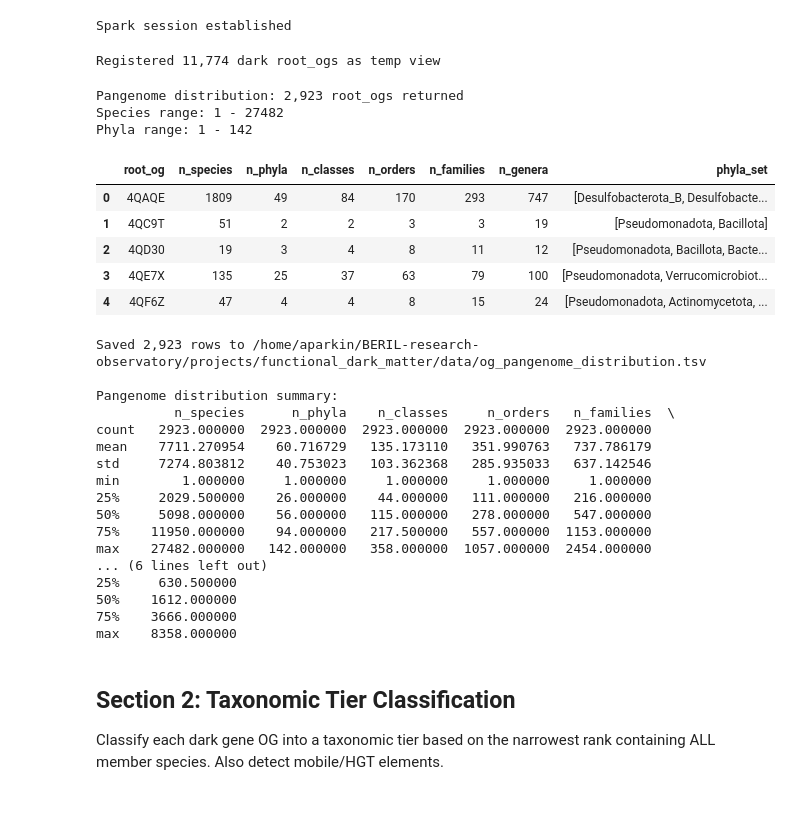
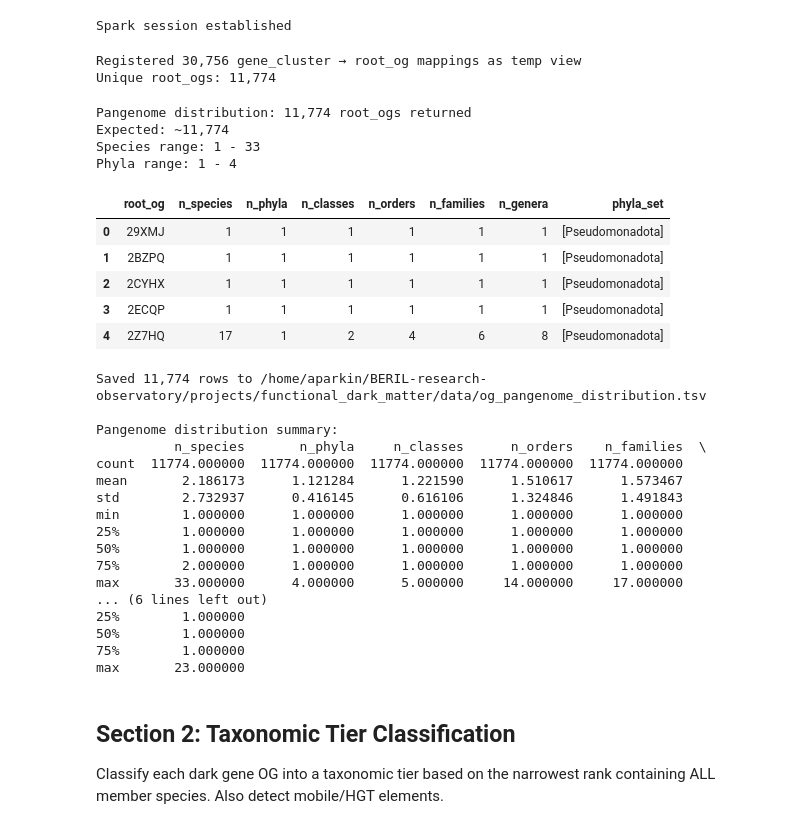
Before and after one commit to kbaseincubator/BERIL-research-observatory, a Jupyter notebook: projects/functional_dark_matter/notebooks/11_conservation_classes.ipynb, the cells around one changed output. Drawn from its saved outputs; the diff is of its cells as text; code cells hidden in the pictures.

```diff
--- a/projects/functional_dark_matter/notebooks/11_conservation_classes.ipynb
+++ b/projects/functional_dark_matter/notebooks/11_conservation_classes.ipynb
@@ -111,63 +111,70 @@ print("Spark session established")
 # %% [output]
 Spark session established
 # %%
-# Register dark root_ogs as a temp view for filtering
-dark_ogs_df = spark.createDataFrame(
-    [(og,) for og in dark_root_ogs],
-    ["root_og"]
-)
-dark_ogs_df.createOrReplaceTempView("dark_root_ogs")
-print(f"Registered {len(dark_root_ogs):,} dark root_ogs as temp view")
+# Register dark gene_cluster_id → root_og mapping as temp view
+# This avoids the eggNOG_OGs parsing issue: the OGs field is ordered
+# narrowest-first, so split(',')[0] gets the narrowest OG, not the root.
+# Instead, we use our existing mapping from phylogenetic_breadth.tsv.
+
+gc_root_map = phylo[phylo["gene_cluster_id"].isin(dark["gene_cluster_id"])][["gene_cluster_id", "root_og"]].drop_duplicates()
+gc_root_spark = spark.createDataFrame(gc_root_map)
+gc_root_spark.createOrReplaceTempView("dark_gc_root_ogs")
+print(f"Registered {len(gc_root_map):,} gene_cluster → root_og mappings as temp view")
+print(f"Unique root_ogs: {gc_root_map['root_og'].nunique():,}")
 # %% [output]
-Registered 11,774 dark root_ogs as temp view
+Registered 30,756 gene_cluster → root_og mappings as temp view
+Unique root_ogs: 11,774
 # %%
 # Main query: species + taxonomy distribution per root_og
-# Uses eggnog_mapper_annotations joined with gene_cluster and gtdb_species_clade
+# Strategy: join gene_cluster → our root_og mapping → species_clade taxonomy
+# This avoids parsing eggNOG_OGs (which lists narrowest OG first, not root).
+# Instead, gene_cluster_id links pangenome genes to species, and our mapping
+# provides the correct root_og for each dark gene cluster.
 result = spark.sql("""
 WITH annotated AS (
     SELECT
-        split(split(ema.eggNOG_OGs, ',')[0], '@')[0] as root_og,
+        dg.root_og,
         gc.gtdb_species_clade_id,
         split(split(gsc.GTDB_taxonomy, ';')[1], '__')[1] as phylum,
         split(split(gsc.GTDB_taxonomy, ';')[2], '__')[1] as class,
         split(split(gsc.GTDB_taxonomy, ';')[3], '__')[1] as ord,
         split(split(gsc.GTDB_taxonomy, ';')[4], '__')[1] as family,
         split(split(gsc.GTDB_taxonomy, ';')[5], '__')[1] as genus
-    FROM kbase_ke_pangenome.eggnog_mapper_annotations ema
+    FROM dark_gc_root_ogs dg
     JOIN kbase_ke_pangenome.gene_cluster gc
-        ON gc.gene_cluster_id = ema.query_name
+        ON gc.gene_cluster_id = dg.gene_cluster_id
     JOIN kbase_ke_pangenome.gtdb_species_clade gsc
         ON gsc.gtdb_species_clade_id = gc.gtdb_species_clade_id
-    WHERE ema.eggNOG_OGs IS NOT NULL
 )
 SELECT
     root_og,
     COUNT(DISTINCT gtdb_species_clade_id) as n_species,
     COUNT(DISTINCT phylum) as n_phyla,
     COUNT(DISTINCT class) as n_classes,
     COUNT(DISTINCT ord) as n_orders,
     COUNT(DISTINCT family) as n_families,
     COUNT(DISTINCT genus) as n_genera,
     COLLECT_SET(phylum) as phyla_set
 FROM annotated
-WHERE root_og IN (SELECT root_og FROM dark_root_ogs)
 GROUP BY root_og
 """).toPandas()
 
 print(f"Pangenome distribution: {len(result):,} root_ogs returned")
+print(f"Expected: ~{gc_root_map['root_og'].nunique():,}")
 print(f"Species range: {result['n_species'].min()} - {result['n_species'].max()}")
 print(f"Phyla range: {result['n_phyla'].min()} - {result['n_phyla'].max()}")
 result.head()
 # %% [output]
-Pangenome distribution: 2,923 root_ogs returned
-Species range: 1 - 27482
-Phyla range: 1 - 142
+Pangenome distribution: 11,774 root_ogs returned
+Expected: ~11,774
+Species range: 1 - 33
+Phyla range: 1 - 4
 |  | root_og | n_species | n_phyla | n_classes | n_orders | n_families | n_genera | phyla_set |
-| 0 | 4QAQE | 1809 | 49 | 84 | 170 | 293 | 747 | [Desulfobacterota_B, Desulfobacte... |
-| 1 | 4QC9T | 51 | 2 | 2 | 3 | 3 | 19 | [Pseudomonadota, Bacillota] |
-| 2 | 4QD30 | 19 | 3 | 4 | 8 | 11 | 12 | [Pseudomonadota, Bacillota, Bacte... |
-| 3 | 4QE7X | 135 | 25 | 37 | 63 | 79 | 100 | [Pseudomonadota, Verrucomicrobiot... |
-| 4 | 4QF6Z | 47 | 4 | 4 | 8 | 15 | 24 | [Pseudomonadota, Actinomycetota, ... |
+| 0 | 29XMJ | 1 | 1 | 1 | 1 | 1 | 1 | [Pseudomonadota] |
+| 1 | 2BZPQ | 1 | 1 | 1 | 1 | 1 | 1 | [Pseudomonadota] |
+| 2 | 2CYHX | 1 | 1 | 1 | 1 | 1 | 1 | [Pseudomonadota] |
+| 3 | 2ECQP | 1 | 1 | 1 | 1 | 1 | 1 | [Pseudomonadota] |
+| 4 | 2Z7HQ | 17 | 1 | 2 | 4 | 6 | 8 | [Pseudomonadota] |
 # %%
 # Convert phyla_set from array to semicolon-delimited string
 result["phyla_set"] = result["phyla_set"].apply(lambda x: ";".join(sorted(x)) if isinstance(x, list) else str(x))
@@ -181,23 +188,23 @@ print(f"Saved {len(result):,} rows to {out_path}")
 print(f"\nPangenome distribution summary:")
 print(result[["n_species", "n_phyla", "n_classes", "n_orders", "n_families", "n_genera"]].describe())
 # %% [output]
-Saved 2,923 rows to /home/aparkin/BERIL-research-observatory/projects/functional_dark_matter/data/og_pangenome_distribution.tsv
+Saved 11,774 rows to /home/aparkin/BERIL-research-observatory/projects/functional_dark_matter/data/og_pangenome_distribution.tsv
 
 Pangenome distribution summary:
-          n_species      n_phyla    n_classes     n_orders   n_families  \
-count   2923.000000  2923.000000  2923.000000  2923.000000  2923.000000
-mean    7711.270954    60.716729   135.173110   351.990763   737.786179
-std     7274.803812    40.753023   103.362368   285.935033   637.142546
-min        1.000000     1.000000     1.000000     1.000000     1.000000
-25%     2029.500000    26.000000    44.000000   111.000000   216.000000
-50%     5098.000000    56.000000   115.000000   278.000000   547.000000
-75%    11950.000000    94.000000   217.500000   557.000000  1153.000000
-max    27482.000000   142.000000   358.000000  1057.000000  2454.000000
+          n_species       n_phyla     n_classes      n_orders    n_families  \
+count  11774.000000  11774.000000  11774.000000  11774.000000  11774.000000
+mean       2.186173      1.121284      1.221590      1.510617      1.573467
+std        2.732937      0.416145      0.616106      1.324846      1.491843
+min        1.000000      1.000000      1.000000      1.000000      1.000000
+25%        1.000000      1.000000      1.000000      1.000000      1.000000
+50%        1.000000      1.000000      1.000000      1.000000      1.000000
+75%        2.000000      1.000000      1.000000      1.000000      1.000000
+max       33.000000      4.000000      5.000000     14.000000     17.000000
 ... (6 lines left out)
-25%     630.500000
-50%    1612.000000
-75%    3666.000000
-max    8358.000000
+25%        1.000000
+50%        1.000000
+75%        1.000000
+max       23.000000
 # %% [markdown]
 ## Section 2: Taxonomic Tier Classification
 
```
Also changed, not shown: parts of 12 cells of this notebook, 6 other files.
